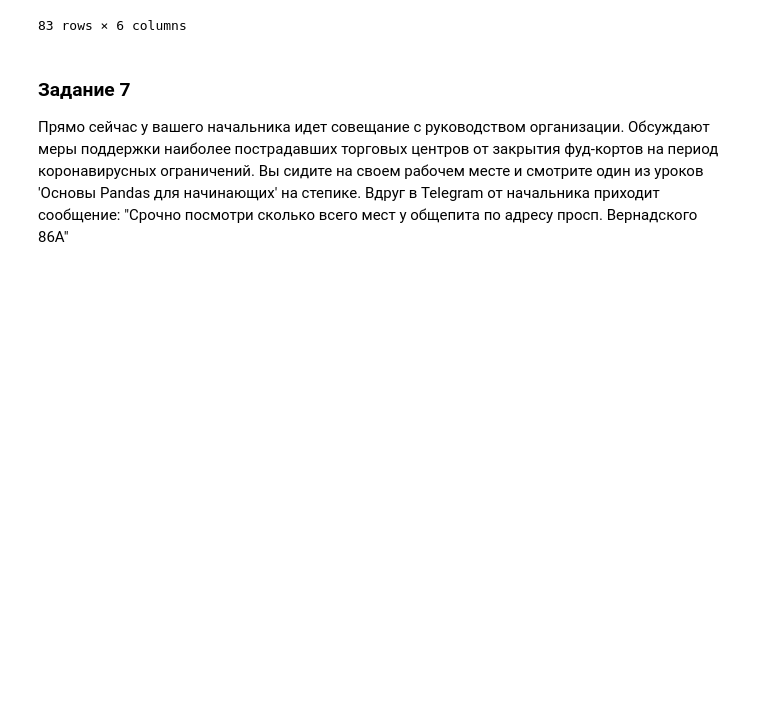
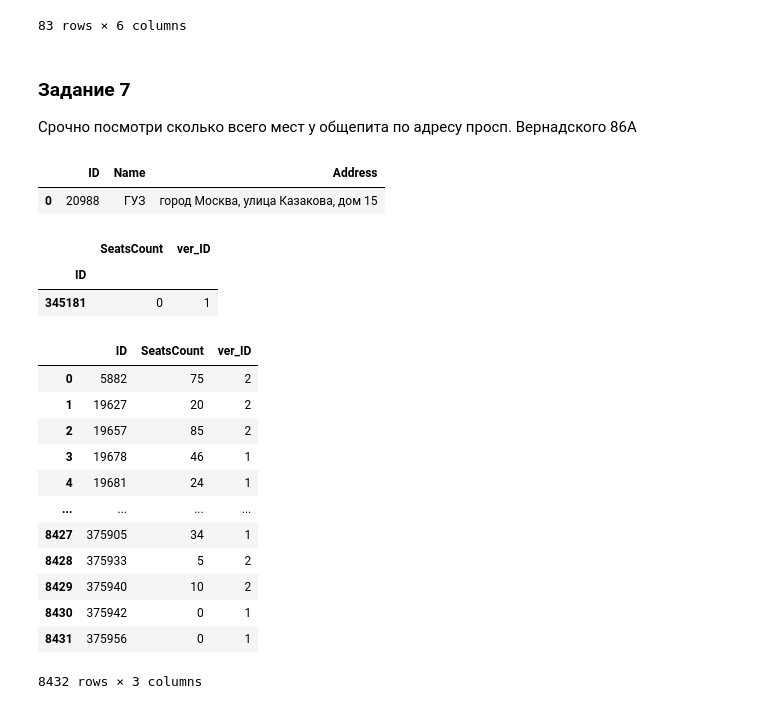
Before and after one commit to gbrs/basics_of_pandas, a Jupyter notebook: 6_3.ipynb, the cells around one changed output. Drawn from its saved outputs; the diff is of its cells as text; code cells hidden in the pictures; blank space fills up the shorter version.

```diff
--- a/6_3.ipynb
+++ b/6_3.ipynb
@@ -388,4 +388,34 @@ pd.read_csv('6_4_6.csv', sep=',')
 83 rows × 6 columns
 # %% [markdown]
 ### Задание 7
-Прямо сейчас у вашего начальника идет совещание с руководством организации. Обсуждают меры поддержки наиболее пострадавших торговых центров от закрытия фуд-кортов на период коронавирусных ограничений. Вы сидите на своем рабочем месте и смотрите один из уроков 'Основы Pandas для начинающих' на степике. Вдруг в Telegram от начальника приходит сообщение: "Срочно посмотри сколько всего мест у общепита по адресу просп. Вернадского 86А"
+Срочно посмотри сколько всего мест у общепита по адресу просп. Вернадского 86А
+# %%
+df_main = pd.read_csv('6_main.csv')
+df_main.head(1)
+# %% [output]
+|  | ID | Name | Address |
+| 0 | 20988 | ГУЗ | город Москва, улица Казакова, дом 15 |
+# %%
+df_seats_property = pd.read_csv('6_seats_property.csv', index_col='ID')
+df_seats_property.head(1)
+# %% [output]
+|  | SeatsCount | ver_ID |
+| ID |  |  |
+| 345181 | 0 | 1 |
+# %%
+df_seats_property = df_seats_property.groupby('ID').max('ver_ID').reset_index()
+df_seats_property
+# %% [output]
+|  | ID | SeatsCount | ver_ID |
+| 0 | 5882 | 75 | 2 |
+| 1 | 19627 | 20 | 2 |
+| 2 | 19657 | 85 | 2 |
+| 3 | 19678 | 46 | 1 |
+| 4 | 19681 | 24 | 1 |
+| ... | ... | ... | ... |
+| 8427 | 375905 | 34 | 1 |
+| 8428 | 375933 | 5 | 2 |
+| 8429 | 375940 | 10 | 2 |
+| 8430 | 375942 | 0 | 1 |
+| 8431 | 375956 | 0 | 1 |
+8432 rows × 3 columns
```
Also changed, not shown: parts of 2 cells of this notebook.
